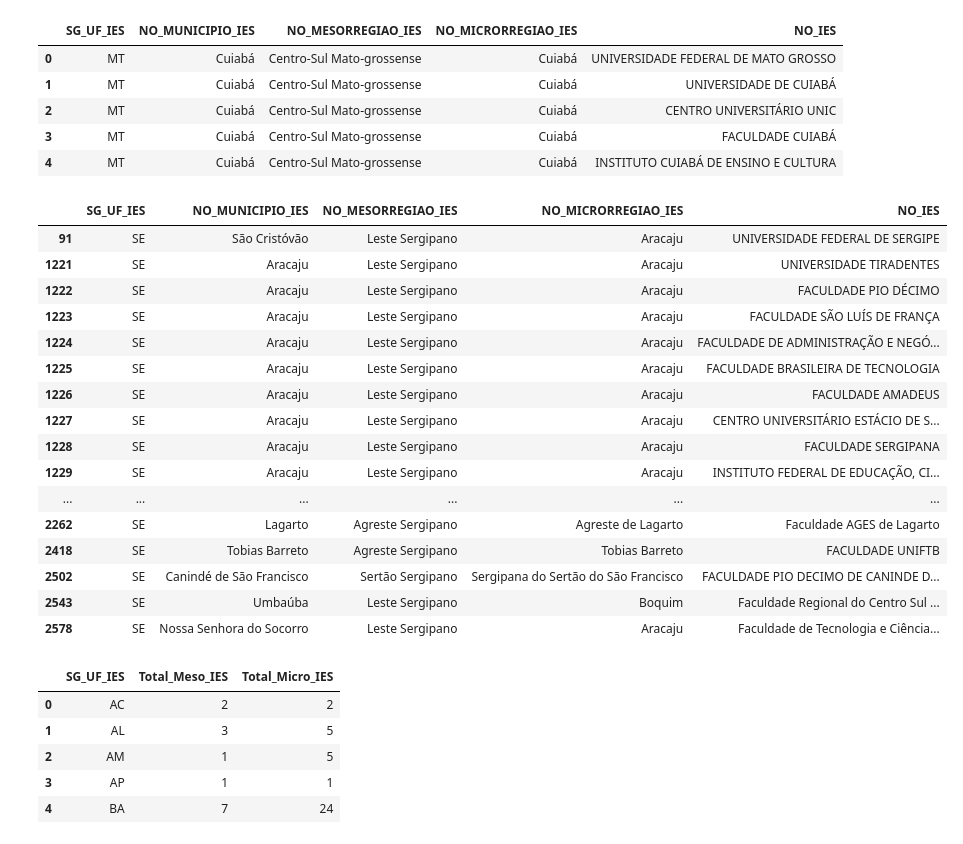
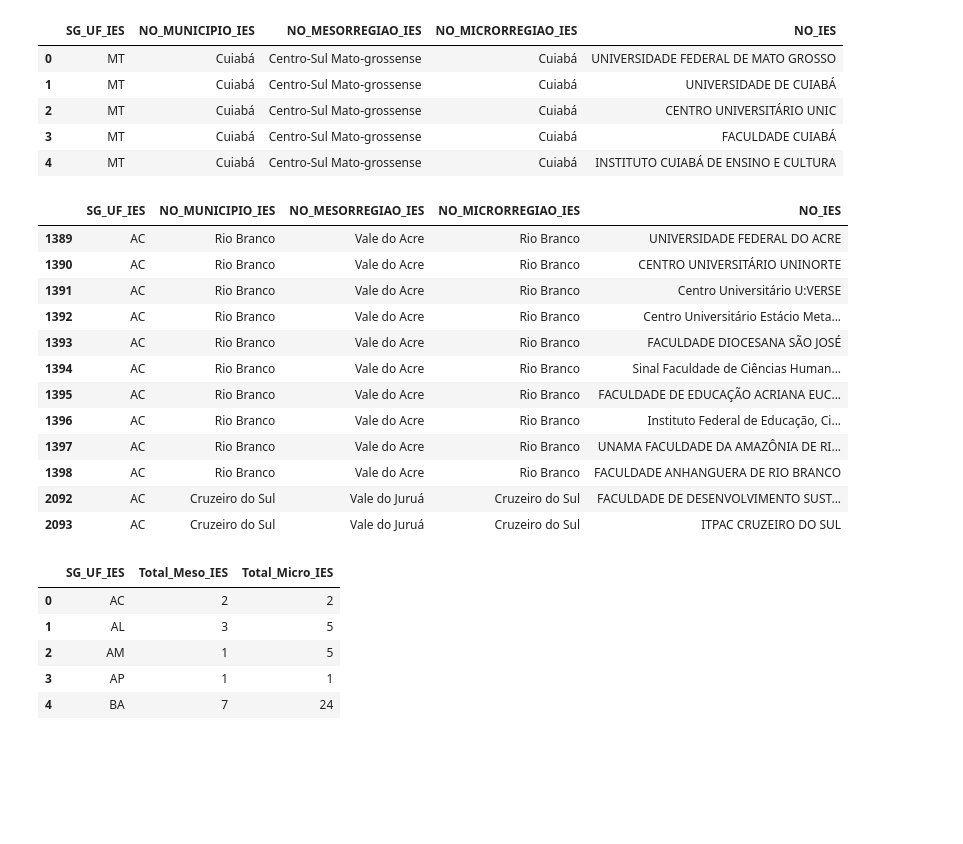
Before and after one commit to AlanaVieira/dados-ies, a Jupyter notebook: cadernos/versao02/01_Prepara_dados_IES.ipynb, the cells around one changed output. Cells and saved outputs as stored; diff of their text form; code cells hidden in the pictures; blank space fills up the shorter version.

```diff
--- a/cadernos/versao02/01_Prepara_dados_IES.ipynb
+++ b/cadernos/versao02/01_Prepara_dados_IES.ipynb
@@ -100,0 +103,8 @@ def checar_df(df):
+# %%
+def define_nome_regiao(x):
+    if x == 'NE':   return 'Nordeste'
+    elif x == 'SE': return 'Sudeste'
+    elif x == 'S': return 'Sul'
+    elif x == 'CO': return 'Centro-Oeste'
+    elif x == 'N': return 'Norte'
+    else: return 'não informado'
@@ -235,6 +278,10 @@ cols_delete = ['_merge']
 for c in cols_delete:
     del ibge3[c]
 
+# Incluir Nome da Regiao
+ibge3.insert(ibge3.columns.get_loc('REGIAO')+1, \
+                'NOME_REGIAO', ibge3['REGIAO'].apply(lambda x: define_nome_regiao(x)))
+
 print('\nTotal de registros do ibge: ', ibge3.shape[0])
 display(ibge3.head(5))
 # %% [output]
@@ -277,17 +324,17 @@ list_col_string = ['Cod_IBGE', 'Cod_Mesorregiao', 'Cod_Microrregiao']
 dict_dtype = {column : 'str'  for column in list_col_string}
 
 # dados atualizados de População (Censo 2022)
-ibge_regioes = pd.read_csv('./dados/regioes_brasil.csv',
+ibge_com_regioes = pd.read_csv('./dados/regioes_brasil.csv',
                     sep='|',
                     encoding='iso-8859-1',
                     dtype = dict_dtype,
                     low_memory=False)
 
 # trazer apenas colunas de interesse
-ibge_regioes_res = ibge_regioes[['UF', 'Nome_UF', 'Cod_IBGE', 'Nome_Mun',
+ibge_com_regioes_res = ibge_com_regioes[['UF', 'Nome_UF', 'Cod_IBGE', 'Nome_Mun',
                              'Cod_Mesorregiao', 'Nome_Mesorregiao',
                              'Cod_Microrregiao','Nome_Microrregiao']]
-ibge_regioes_res.head()
+ibge_com_regioes_res.head()
 # %% [output]
 |  | UF | Nome_UF | Cod_IBGE | Nome_Mun | Cod_Mesorregiao | Nome_Mesorregiao | Cod_Microrregiao | ... |
 | 0 | 11 | Rondônia | 1100015 | Alta Floresta D'Oeste | 02 | Leste Rondoniense | 006 | ... |
@@ -302,7 +349,7 @@ ibge_regioes_res.head()
 col_interesse = ['Cod_IBGE', 'Cod_Mesorregiao', 'Nome_Mesorregiao','Cod_Microrregiao','Nome_Microrregiao']
 
 ibge = pd.merge(ibge3,
-                ibge_regioes_res[col_interesse],
+                ibge_com_regioes_res[col_interesse],
                 how='inner',
                 left_on = 'COD_IBGE',
                 right_on = 'Cod_IBGE',
@@ -314,7 +361,8 @@ cols_delete = ['_merge','Cod_IBGE']
 for c in cols_delete:
     del ibge[c]
 
-print('\nTotal de registros do ibge: ', ibge.shape[0])
+print('\nTotal de colunas do ibge: ', ibge.shape[1])
+print('Total de registros do ibge: ', ibge.shape[0])
 display(ibge.head(5))
 # %% [output]
 _merge
@@ -592,27 +665,23 @@ df_ies_1[col_int].head(5)
 # %%
 # escolher uma UF
 # AC: 12 IES; SE: 22
-#df_ies_1[df_ies_1['SG_UF_IES']=='AC'][col_int] #12
+df_ies_1[df_ies_1['SG_UF_IES']=='AC'][col_int] #12
 
-df_ies_1[df_ies_1['SG_UF_IES']=='SE'][col_int]#.shape
+#df_ies_1[df_ies_1['SG_UF_IES']=='SE'][col_int]#.shape
 # %% [output]
 |  | SG_UF_IES | NO_MUNICIPIO_IES | NO_MESORREGIAO_IES | NO_MICRORREGIAO_IES | NO_IES |
-| 91 | SE | São Cristóvão | Leste Sergipano | Aracaju | UNIVERSIDADE FEDERAL DE SERGIPE |
-| 1221 | SE | Aracaju | Leste Sergipano | Aracaju | UNIVERSIDADE TIRADENTES |
-| 1222 | SE | Aracaju | Leste Sergipano | Aracaju | FACULDADE PIO DÉCIMO |
-| 1223 | SE | Aracaju | Leste Sergipano | Aracaju | FACULDADE SÃO LUÍS DE FRANÇA |
-| 1224 | SE | Aracaju | Leste Sergipano | Aracaju | FACULDADE DE ADMINISTRAÇÃO E NEGÓ... |
-| 1225 | SE | Aracaju | Leste Sergipano | Aracaju | FACULDADE BRASILEIRA DE TECNOLOGIA |
-| 1226 | SE | Aracaju | Leste Sergipano | Aracaju | FACULDADE AMADEUS |
-| 1227 | SE | Aracaju | Leste Sergipano | Aracaju | CENTRO UNIVERSITÁRIO ESTÁCIO DE S... |
-| 1228 | SE | Aracaju | Leste Sergipano | Aracaju | FACULDADE SERGIPANA |
-| 1229 | SE | Aracaju | Leste Sergipano | Aracaju | INSTITUTO FEDERAL DE EDUCAÇÃO, CI... |
-| ... | ... | ... | ... | ... | ... |
-| 2262 | SE | Lagarto | Agreste Sergipano | Agreste de Lagarto | Faculdade AGES de Lagarto |
-| 2418 | SE | Tobias Barreto | Agreste Sergipano | Tobias Barreto | FACULDADE UNIFTB |
-| 2502 | SE | Canindé de São Francisco | Sertão Sergipano | Sergipana do Sertão do São Francisco | FACULDADE PIO DECIMO DE CANINDE D... |
-| 2543 | SE | Umbaúba | Leste Sergipano | Boquim | Faculdade Regional do Centro Sul ... |
-| 2578 | SE | Nossa Senhora do Socorro | Leste Sergipano | Aracaju | Faculdade de Tecnologia e Ciência... |
+| 1389 | AC | Rio Branco | Vale do Acre | Rio Branco | UNIVERSIDADE FEDERAL DO ACRE |
+| 1390 | AC | Rio Branco | Vale do Acre | Rio Branco | CENTRO UNIVERSITÁRIO UNINORTE |
+| 1391 | AC | Rio Branco | Vale do Acre | Rio Branco | Centro Universitário U:VERSE |
+| 1392 | AC | Rio Branco | Vale do Acre | Rio Branco | Centro Universitário Estácio Meta... |
+| 1393 | AC | Rio Branco | Vale do Acre | Rio Branco | FACULDADE DIOCESANA SÃO JOSÉ |
+| 1394 | AC | Rio Branco | Vale do Acre | Rio Branco | Sinal Faculdade de Ciências Human... |
+| 1395 | AC | Rio Branco | Vale do Acre | Rio Branco | FACULDADE DE EDUCAÇÃO ACRIANA EUC... |
+| 1396 | AC | Rio Branco | Vale do Acre | Rio Branco | Instituto Federal de Educação, Ci... |
+| 1397 | AC | Rio Branco | Vale do Acre | Rio Branco | UNAMA FACULDADE DA AMAZÔNIA DE RI... |
+| 1398 | AC | Rio Branco | Vale do Acre | Rio Branco | FACULDADE ANHANGUERA DE RIO BRANCO |
+| 2092 | AC | Cruzeiro do Sul | Vale do Juruá | Cruzeiro do Sul | FACULDADE DE DESENVOLVIMENTO SUST... |
+| 2093 | AC | Cruzeiro do Sul | Vale do Juruá | Cruzeiro do Sul | ITPAC CRUZEIRO DO SUL |
 # %%
 contagem_regioes_UF_IES = df_ies_1.groupby('SG_UF_IES').agg({'NO_MESORREGIAO_IES':'nunique',
                                                              'NO_MICRORREGIAO_IES':'nunique'})
```
Also changed, not shown: parts of 42 cells of this notebook, 45 other files.
